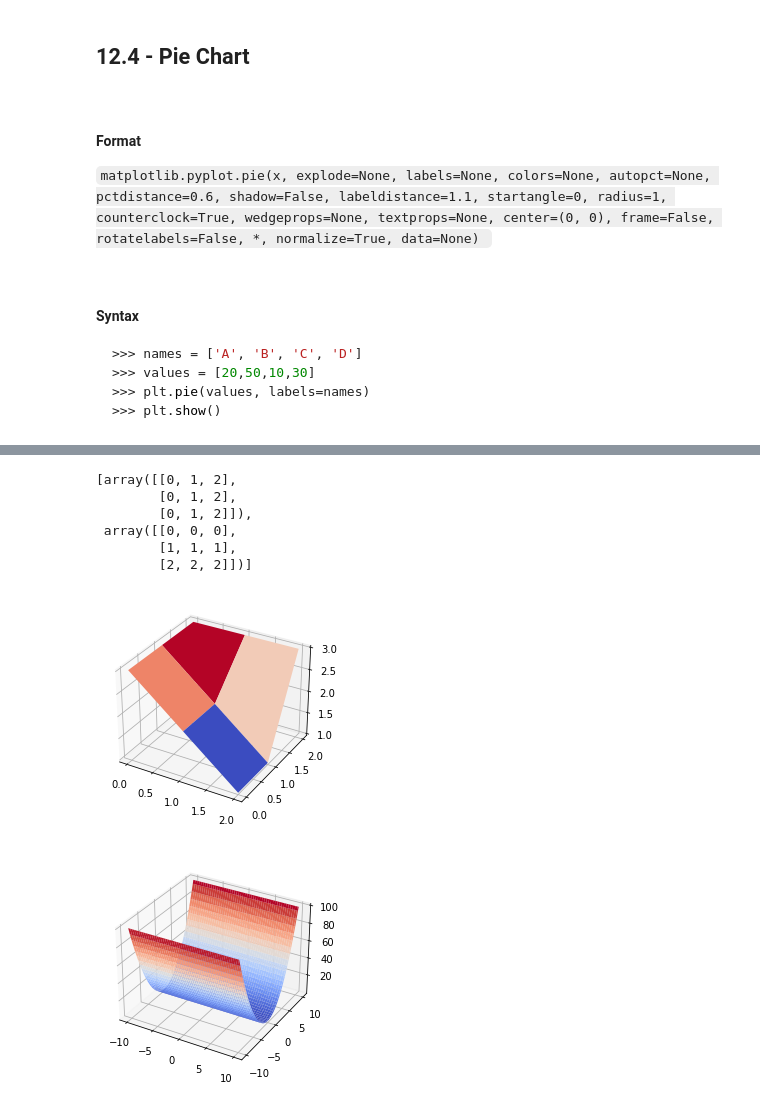
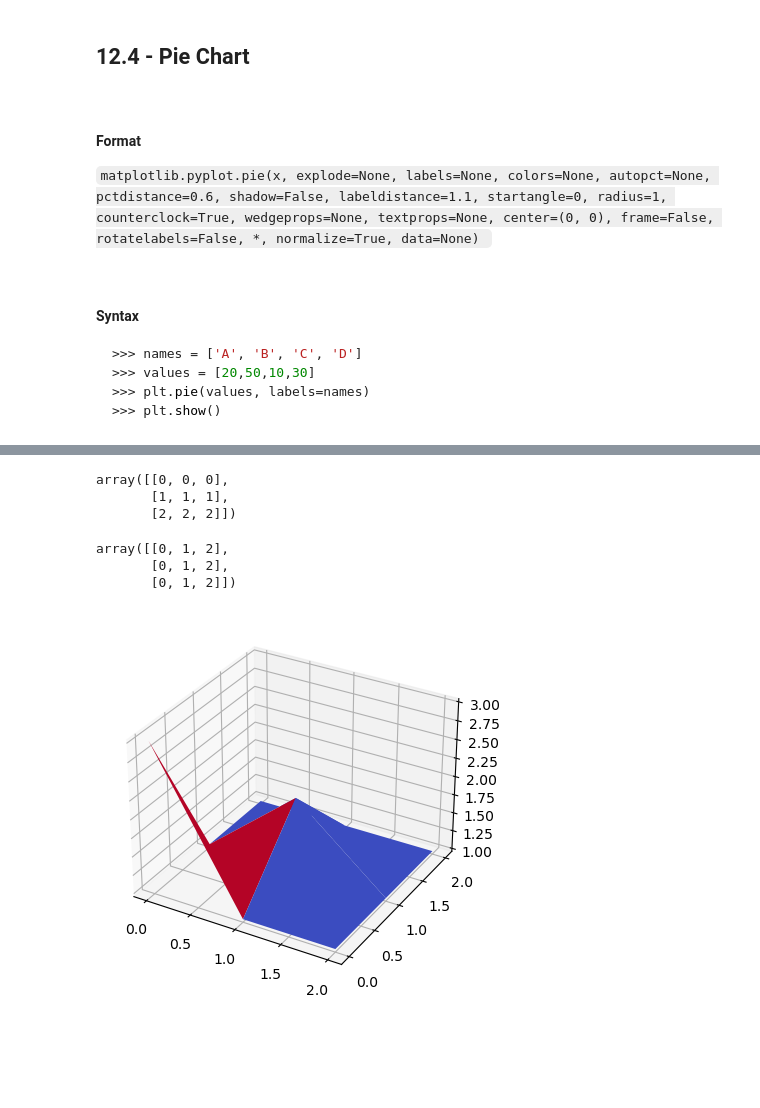
Before and after one commit to rafaelpsilva07/python-for-engineers-and-scientists, a Jupyter notebook: lessons/m2 - Section 12 - Grphics.ipynb, the cells around one changed output, grey strips where cells are left out. Cells and saved outputs as stored; diff of their text form; code cells hidden in the pictures; blank space fills up the shorter version.

```diff
--- a/lessons/m2 - Section 12 - Grphics.ipynb
+++ b/lessons/m2 - Section 12 - Grphics.ipynb
@@ -303,14 +290,0 @@ z = np.array([[3,2,1],
-# %%
-malha
-# %% [output]
-[array([[0, 1, 2],
-        [0, 1, 2],
-        [0, 1, 2]]),
- array([[0, 0, 0],
-        [1, 1, 1],
-        [2, 2, 2]])]
-# %%
-ax = plt.figure().add_subplot(projection='3d')
-surf = ax.plot_surface(malha[0], malha[1], z, cmap=cm.coolwarm)
-# %% [output]
-[figure, removed]
@@ -321,5 +291,24 @@ z = malha2[1] ** 2
-# %%
-ax = plt.figure().add_subplot(projection='3d')
-surf = ax.plot_surface(malha2[0], malha2[1], z, cmap=cm.coolwarm)
-# %% [output]
-[figure, removed]
+# %%
+A = np.arange(3)
+x, y = np.meshgrid(A, A)
+# %%
+y
+# %% [output]
+array([[0, 0, 0],
+       [1, 1, 1],
+       [2, 2, 2]])
+# %%
+x
+# %% [output]
+array([[0, 1, 2],
+       [0, 1, 2],
+       [0, 1, 2]])
+# %%
+z = np.array([[3, 1, 1],
+                [1, 2, 1],
+                [1, 1, 1]])
+# %%
+ax = plt.figure().add_subplot(projection='3d')
+surf = ax.plot_surface(x, y, z, cmap=cm.coolwarm)
+# %% [output]
+[figure, added]
```
Also changed, not shown: parts of 12 cells of this notebook, 1 other file.
